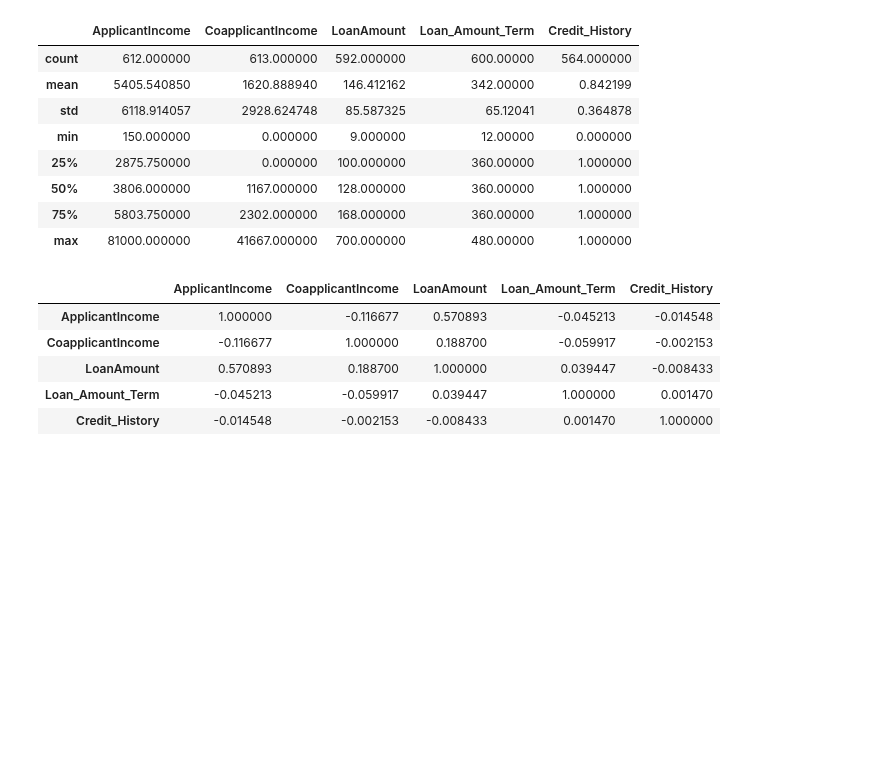
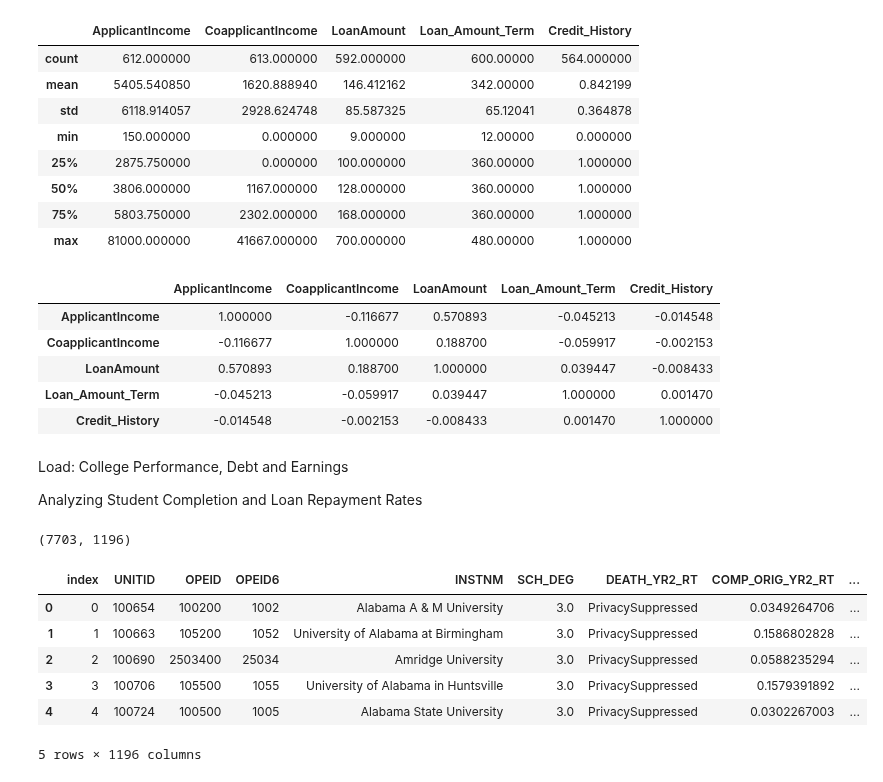
Before and after one commit to jmohsbeck1/jpmc_mle, a Jupyter notebook: Install_Kaggle.ipynb, the cells around one changed output. Cells and saved outputs as stored; diff of their text form; code cells hidden in the pictures; blank space fills up the shorter version.

```diff
--- a/Install_Kaggle.ipynb
+++ b/Install_Kaggle.ipynb
@@ -223,3 +223,7 @@ data.corr()
 | LoanAmount | 0.570893 | 0.188700 | 1.000000 | 0.039447 | -0.008433 |
 | Loan_Amount_Term | -0.045213 | -0.059917 | 0.039447 | 1.000000 | 0.001470 |
 | Credit_History | -0.014548 | -0.002153 | -0.008433 | 0.001470 | 1.000000 |
+# %% [markdown]
+Load: College Performance, Debt and Earnings
+
+Analyzing Student Completion and Loan Repayment Rates
@@ -225,0 +232,16 @@ data.corr()
+# %%
+data = pd.read_csv("./data/Most-Recent-Cohorts-NSLDS-Elements.csv")
+# %%
+data.shape
+# %% [output]
+(7703, 1196)
+# %%
+data.head()
+# %% [output]
+|  | index | UNITID | OPEID | OPEID6 | INSTNM | SCH_DEG | DEATH_YR2_RT | COMP_ORIG_YR2_RT | ... |
+| 0 | 0 | 100654 | 100200 | 1002 | Alabama A & M University | 3.0 | PrivacySuppressed | 0.0349264706 | ... |
+| 1 | 1 | 100663 | 105200 | 1052 | University of Alabama at Birmingham | 3.0 | PrivacySuppressed | 0.1586802828 | ... |
+| 2 | 2 | 100690 | 2503400 | 25034 | Amridge University | 3.0 | PrivacySuppressed | 0.0588235294 | ... |
+| 3 | 3 | 100706 | 105500 | 1055 | University of Alabama in Huntsville | 3.0 | PrivacySuppressed | 0.1579391892 | ... |
+| 4 | 4 | 100724 | 100500 | 1005 | Alabama State University | 3.0 | PrivacySuppressed | 0.0302267003 | ... |
+5 rows × 1196 columns
```
Also changed, not shown: parts of 3 cells of this notebook.
